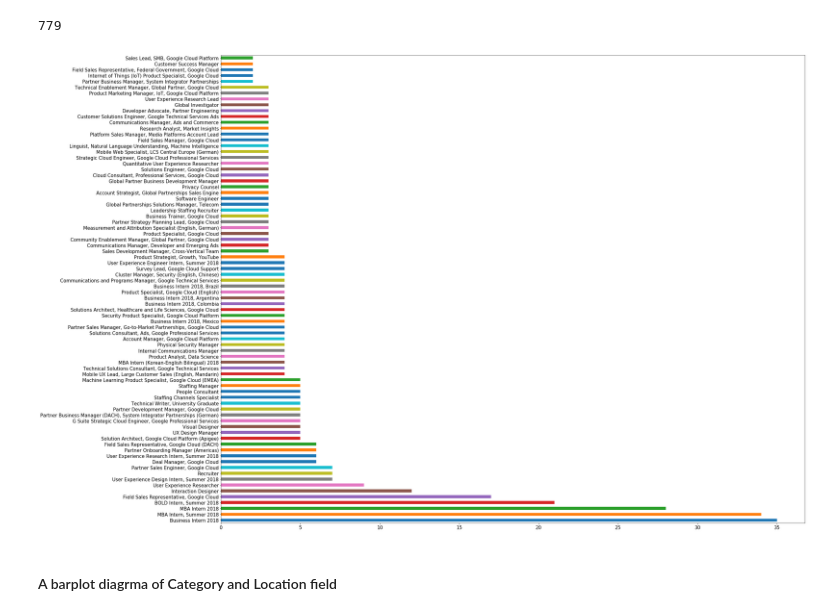
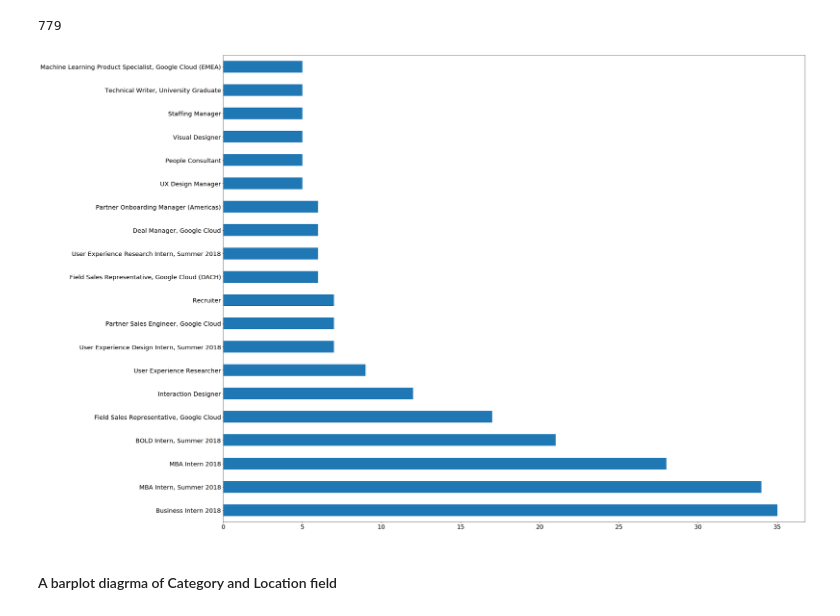
Before and after one commit to alketcecaj12/CapStonePro-DataWrangling, a Jupyter notebook: CapStoneProject-1.ipynb, the cells around one changed output. Saved outputs shown, nothing was run; the diff lists cells and outputs as text; code cells hidden in the pictures.

```diff
--- a/CapStoneProject-1.ipynb
+++ b/CapStoneProject-1.ipynb
@@ -55,15 +56,15 @@ titles = data['Title'].value_counts()
 # %%
 # take top ten
 print(len(titles))
-titles = titles[0:80]
+titles = titles[0:20]
 # %% [output]
 779
 # %%
 plt.subplots(figsize=(34,28))
 p = titles.plot('barh')
-p.tick_params(labelsize=15)
+p.tick_params(labelsize=20)
 # %% [output]
-[figure, old version]
+[figure, new version]
 # %% [markdown]
 #### A barplot diagrma of Category and Location field
 # %%
```
Also changed, not shown: parts of 18 cells of this notebook, 4 other files.
